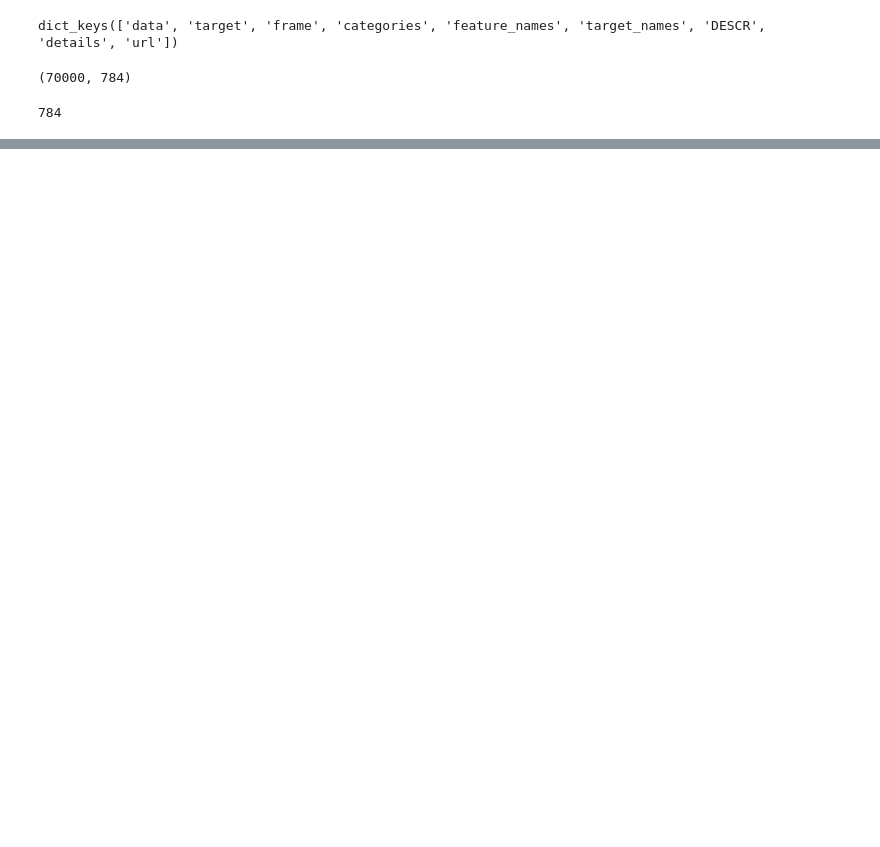
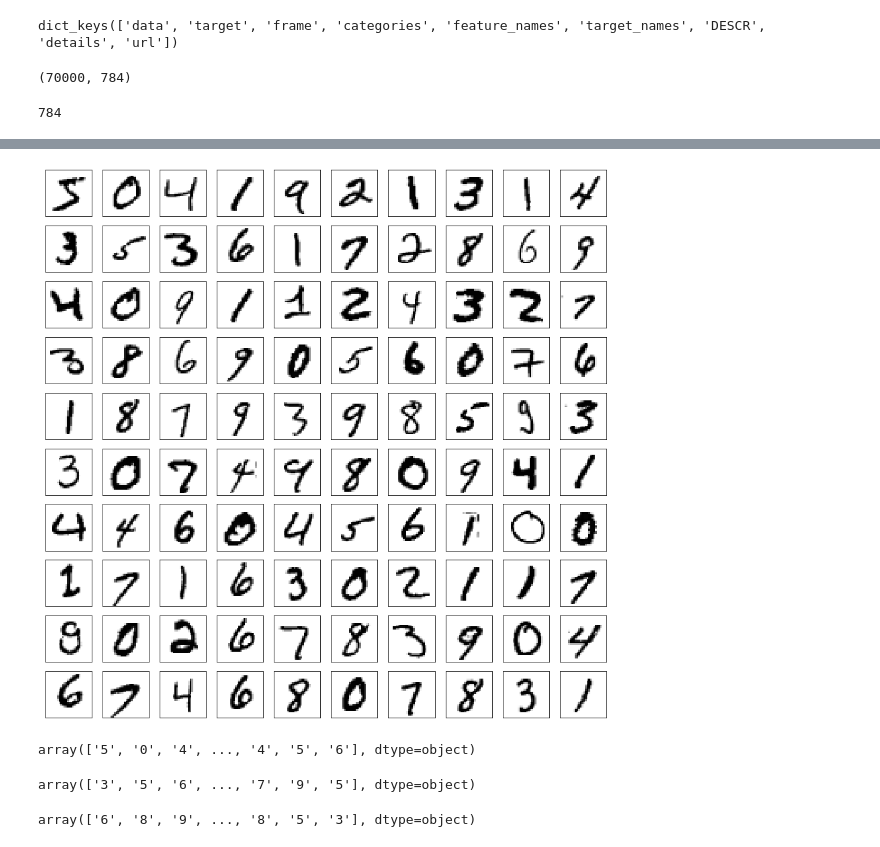
Before and after one commit to mark-andrews/pyml01, a Jupyter notebook: notebooks/logistic_regression.ipynb, the cells around one changed output, grey strips where cells are left out. Saved outputs shown, nothing was run; the diff lists cells and outputs as text; code cells hidden in the pictures; blank space fills up the shorter version.

```diff
--- a/notebooks/logistic_regression.ipynb
+++ b/notebooks/logistic_regression.ipynb
@@ -37,0 +39,16 @@ array([[  0.,   0.,   0.,   0.,   0.,   0.,   0.,   0.,   0.,   0.,   0.,
+# %%
+fig = plt.figure(figsize = (15, 15))
+
+for i in range(100):
+    fig.add_subplot(10, 10, i+1, xticks = [], yticks = [])
+    plt.imshow(mnist['data'][i].reshape(28, 28), cmap = plt.cm.binary, interpolation='nearest')
+# %% [output]
+[figure, added]
+# %%
+mnist['target']
+# %% [output]
+array(['5', '0', '4', ..., '4', '5', '6'], dtype=object)
+# %%
+s[-1]
+# %% [output]
+array(['3', '5', '6', ..., '7', '9', '5'], dtype=object)
@@ -37,0 +57,4 @@ array([[  0.,   0.,   0.,   0.,   0.,   0.,   0.,   0.,   0.,   0.,   0.,
+# %%
+s[-1]
+# %% [output]
+array(['6', '8', '9', ..., '8', '5', '3'], dtype=object)
```
Also changed, not shown: parts of 33 cells of this notebook, 2 other files.
